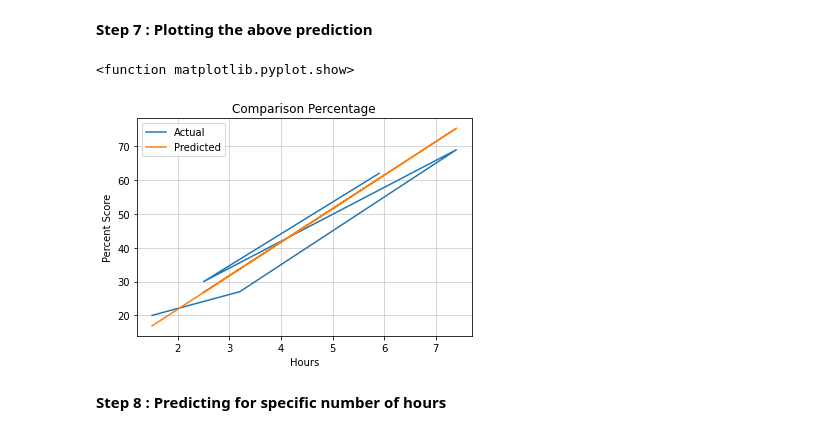
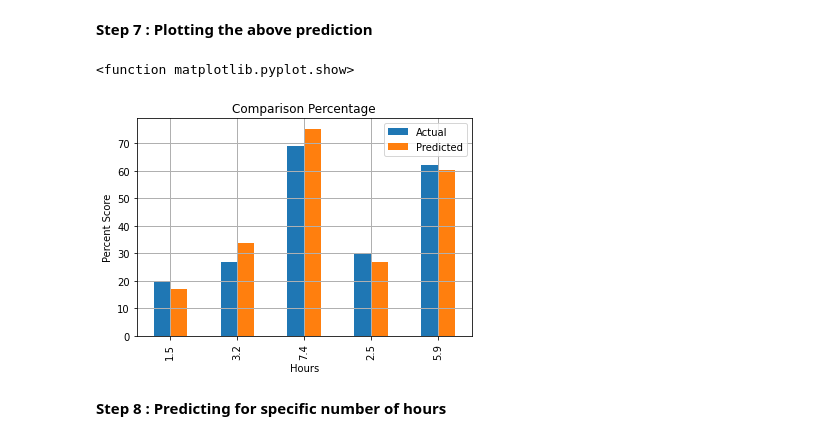
Before and after one commit to amanbafna/GRIP-Sparks-Foundation, a Jupyter notebook: AmanBafnaTask01.ipynb, the cells around one changed output. Cells and saved outputs as stored; diff of their text form; code cells hidden in the pictures.

```diff
--- a/AmanBafnaTask01.ipynb
+++ b/AmanBafnaTask01.ipynb
@@ -109,14 +109,14 @@ df
 # %% [markdown]
 **Step 7 : Plotting the above prediction**
 # %%
-df.plot(x="Hours", y=["Actual","Predicted"], kind="line")
-plt.grid(linewidth=0.5)
+df.plot(x="Hours", y=["Actual","Predicted"], kind="bar")
+plt.grid(linewidth=1)
 plt.title("Comparison Percentage")
 plt.ylabel('Percent Score')
 plt.show
 # %% [output]
 <function matplotlib.pyplot.show>
-[figure, old version]
+[figure, new version]
 # %% [markdown]
 **Step 8 : Predicting for specific number of hours**
 # %%
```
